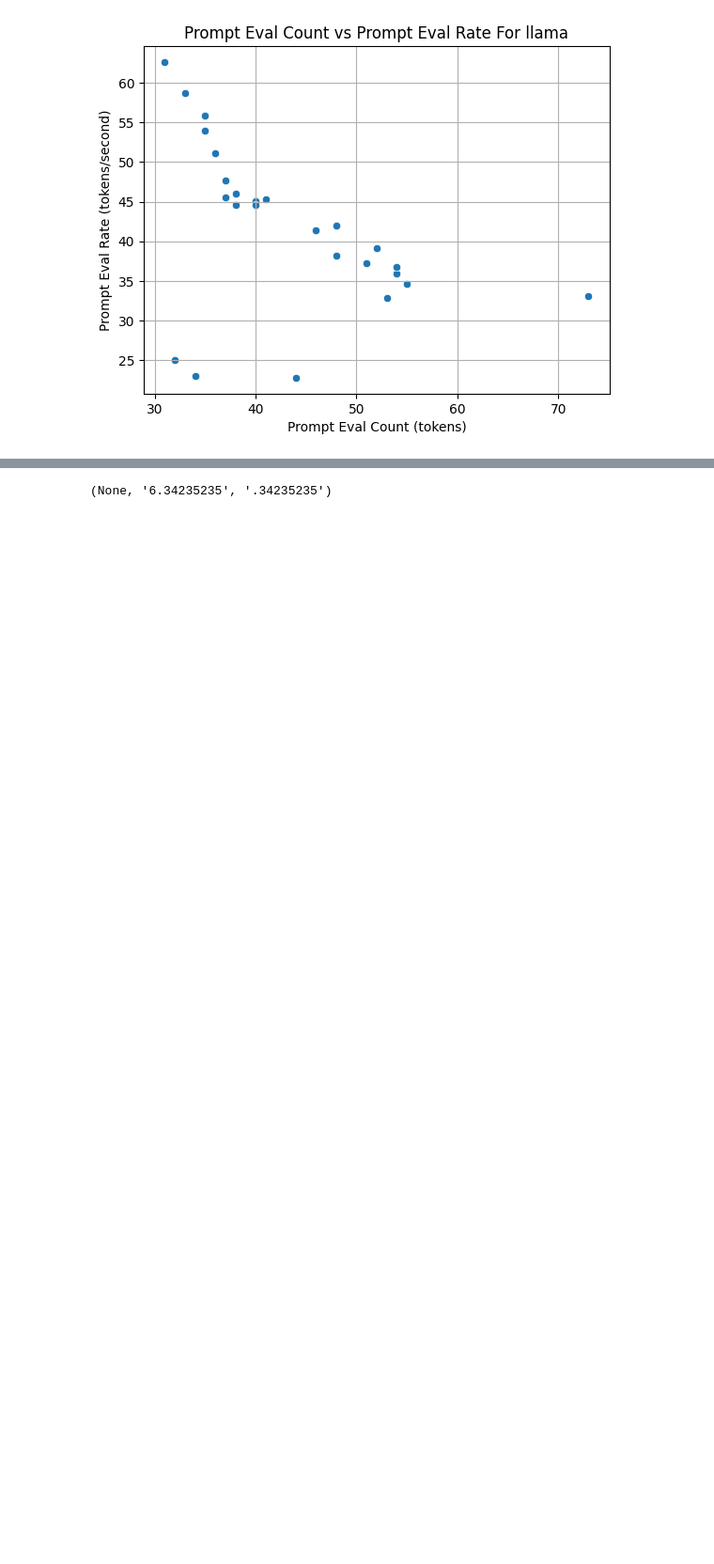
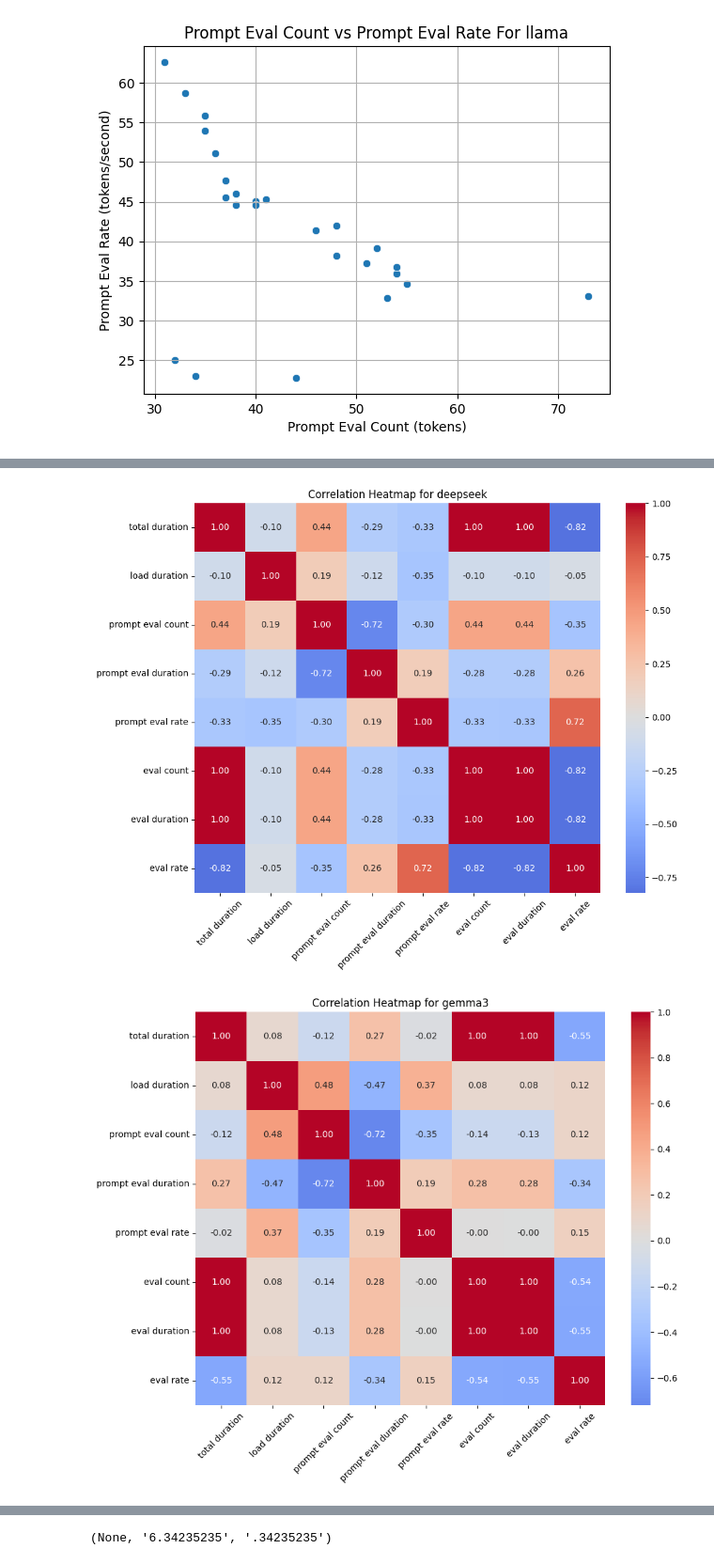
Before and after one commit to alvaad4/Research-2025, a Jupyter notebook: data-vis.ipynb, the cells around one changed output, grey strips where cells are left out. Shown at 94% size. Cells and saved outputs as stored; diff of their text form; code cells hidden in the pictures; blank space fills up the shorter version.

```diff
--- a/data-vis.ipynb
+++ b/data-vis.ipynb
@@ -210,0 +230,34 @@ for key in df:
+# %%
+for key in df:
+    # Select relevant numeric columns
+    sub_df = df[key][[
+        'total duration',
+        'load duration',
+        'prompt eval count',
+        'prompt eval duration',
+        'prompt eval rate',
+        'eval count',
+        'eval duration',
+        'eval rate'
+    ]].copy()
+
+    # Ensure all values are numeric (coerce errors to NaN)
+    sub_df = sub_df.apply(pd.to_numeric, errors='coerce')
+
+    # Drop rows with NaNs (optional but cleaner heatmap)
+    sub_df.dropna(inplace=True)
+
+    # Calculate correlation matrix
+    corr = sub_df.corr()
+
+    # Plot heatmap
+    plt.figure(figsize=(10, 8))
+    sns.heatmap(corr, annot=True, fmt=".2f", cmap="coolwarm", center=0)
+    plt.title(f"Correlation Heatmap for {key}")
+    plt.xticks(rotation=45)
+    plt.yticks(rotation=0)
+    plt.tight_layout()
+    plt.show()
+# %% [output]
+[figure, added]
+[figure, added]
```
Also changed, not shown: parts of 6 cells of this notebook.
